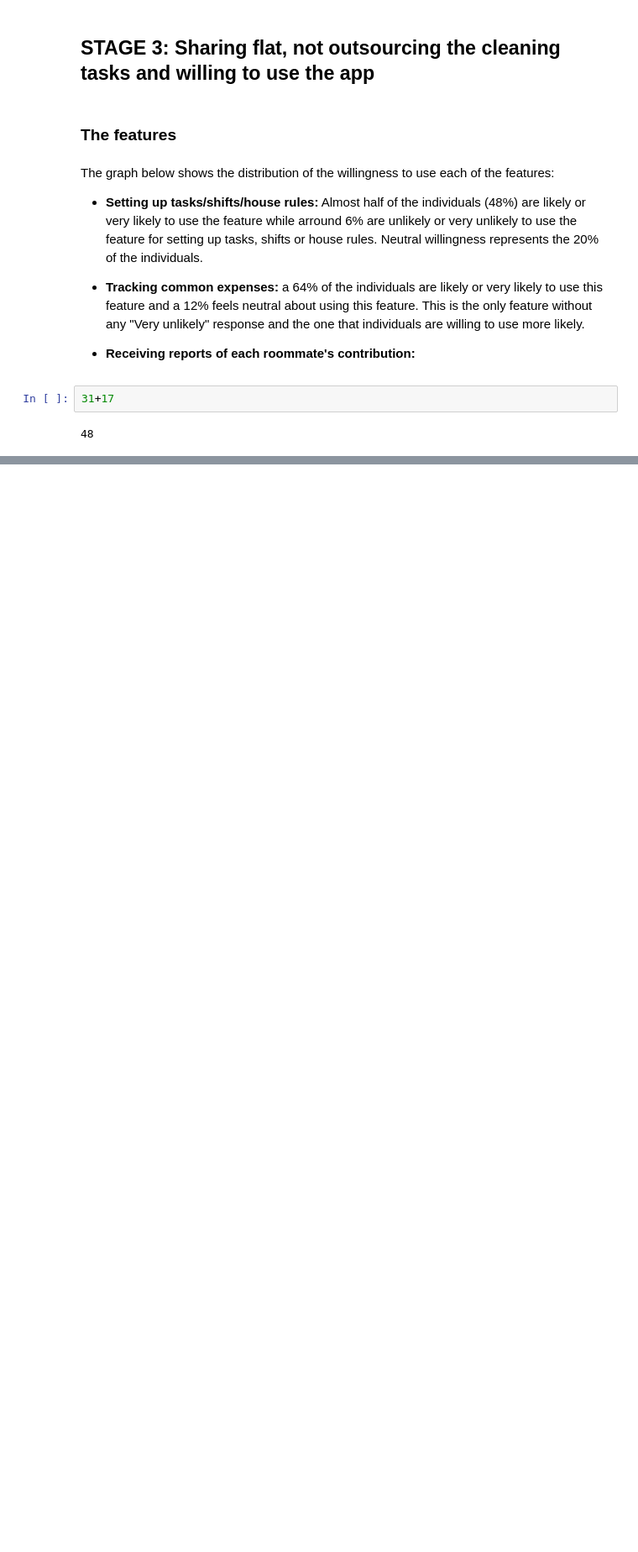
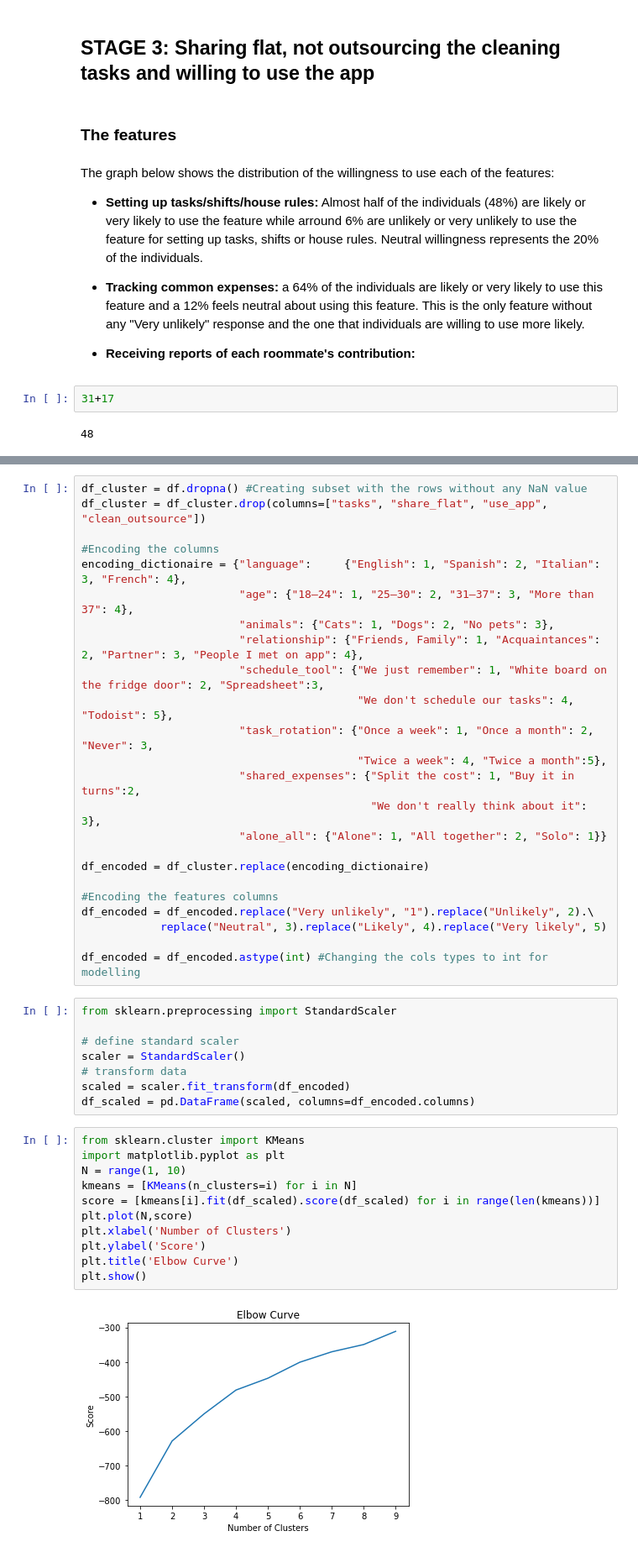
Before and after one commit to annafonte/housekeeper, a Jupyter notebook: Survey/Survey.ipynb, the cells around one changed output, grey strips where cells are left out. Shown at 84% size. Cells and saved outputs as stored; diff of their text form; blank space fills up the shorter version.

```diff
--- a/Survey/Survey.ipynb
+++ b/Survey/Survey.ipynb
@@ -392,0 +396,45 @@ fig.update_layout(barmode='group', width=800, height=400,
+# %%
+df_cluster = df.dropna() #Creating subset with the rows without any NaN value
+df_cluster = df_cluster.drop(columns=["tasks", "share_flat", "use_app", "clean_outsource"])
+
+#Encoding the columns
+encoding_dictionaire = {"language":     {"English": 1, "Spanish": 2, "Italian": 3, "French": 4},
+                        "age": {"18–24": 1, "25–30": 2, "31–37": 3, "More than 37": 4},
+                        "animals": {"Cats": 1, "Dogs": 2, "No pets": 3},
+                        "relationship": {"Friends, Family": 1, "Acquaintances": 2, "Partner": 3, "People I met on app": 4},
+                        "schedule_tool": {"We just remember": 1, "White board on the fridge door": 2, "Spreadsheet":3,
+                                          "We don't schedule our tasks": 4, "Todoist": 5},
+                        "task_rotation": {"Once a week": 1, "Once a month": 2, "Never": 3,
+                                          "Twice a week": 4, "Twice a month":5},
+                        "shared_expenses": {"Split the cost": 1, "Buy it in turns":2,
+                                            "We don't really think about it": 3},
+                        "alone_all": {"Alone": 1, "All together": 2, "Solo": 1}}
+
+df_encoded = df_cluster.replace(encoding_dictionaire)
+
+#Encoding the features columns
+df_encoded = df_encoded.replace("Very unlikely", "1").replace("Unlikely", 2).\
+            replace("Neutral", 3).replace("Likely", 4).replace("Very likely", 5)
+
+df_encoded = df_encoded.astype(int) #Changing the cols types to int for modelling
+# %%
+from sklearn.preprocessing import StandardScaler
+
+# define standard scaler
+scaler = StandardScaler()
+# transform data
+scaled = scaler.fit_transform(df_encoded)
+df_scaled = pd.DataFrame(scaled, columns=df_encoded.columns)
+# %%
+from sklearn.cluster import KMeans
+import matplotlib.pyplot as plt
+N = range(1, 10)
+kmeans = [KMeans(n_clusters=i) for i in N]
+score = [kmeans[i].fit(df_scaled).score(df_scaled) for i in range(len(kmeans))]
+plt.plot(N,score)
+plt.xlabel('Number of Clusters')
+plt.ylabel('Score')
+plt.title('Elbow Curve')
+plt.show()
+# %% [output]
+[figure, added]
```
Also changed, not shown: parts of 4 cells of this notebook, 1 other file.
